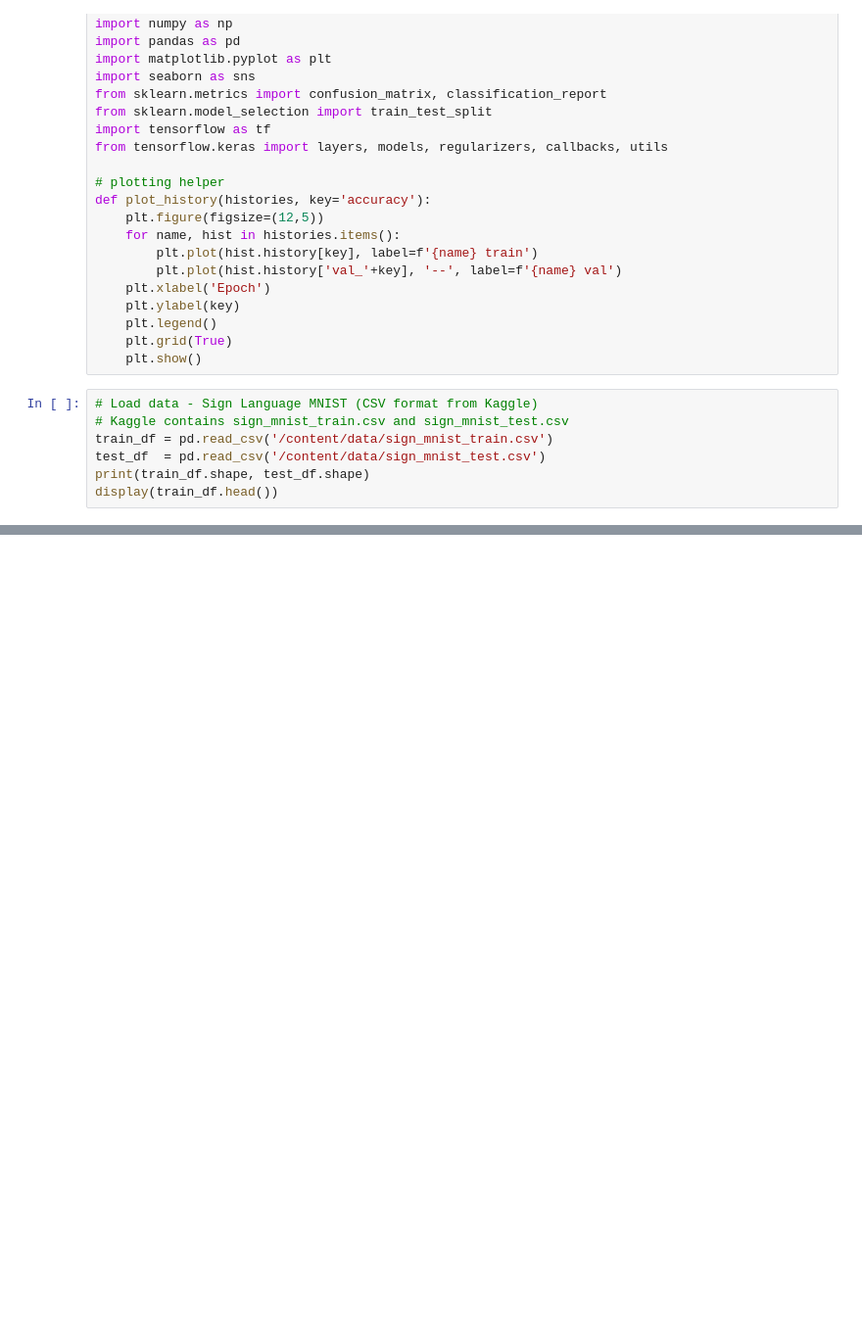
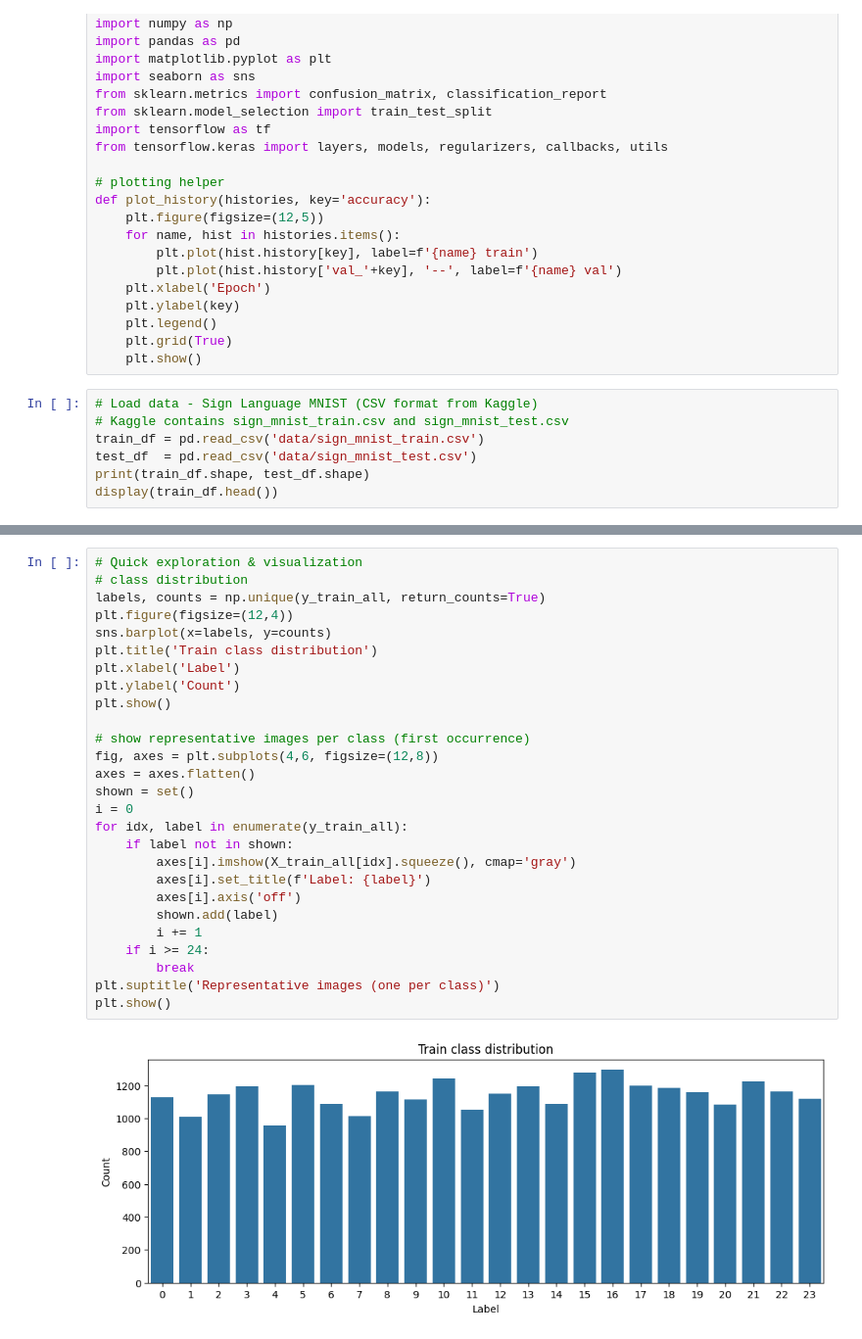
Before and after one commit to mizpahh/CSB410_Project2, a Jupyter notebook: main.ipynb, the cells around one changed output, grey strips where cells are left out. Shown: that part at 98% size. Cells and saved outputs as stored; diff of their text form; blank space fills up the shorter version.

```diff
--- a/main.ipynb
+++ b/main.ipynb
@@ -59,8 +59,8 @@ def plot_history(histories, key='accuracy'):
 # %%
 # Load data - Sign Language MNIST (CSV format from Kaggle)
 # Kaggle contains sign_mnist_train.csv and sign_mnist_test.csv
-train_df = pd.read_csv('/content/data/sign_mnist_train.csv')
-test_df  = pd.read_csv('/content/data/sign_mnist_test.csv')
+train_df = pd.read_csv('data/sign_mnist_train.csv')
+test_df  = pd.read_csv('data/sign_mnist_test.csv')
 print(train_df.shape, test_df.shape)
 display(train_df.head())
 # %% [output]
@@ -67,0 +117,29 @@ FileNotFoundError: [Errno 2] No such file or directory: '/content/data/sign_mnis
+# %%
+# Quick exploration & visualization
+# class distribution
+labels, counts = np.unique(y_train_all, return_counts=True)
+plt.figure(figsize=(12,4))
+sns.barplot(x=labels, y=counts)
+plt.title('Train class distribution')
+plt.xlabel('Label')
+plt.ylabel('Count')
+plt.show()
+
+# show representative images per class (first occurrence)
+fig, axes = plt.subplots(4,6, figsize=(12,8))
+axes = axes.flatten()
+shown = set()
+i = 0
+for idx, label in enumerate(y_train_all):
+    if label not in shown:
+        axes[i].imshow(X_train_all[idx].squeeze(), cmap='gray')
+        axes[i].set_title(f'Label: {label}')
+        axes[i].axis('off')
+        shown.add(label)
+        i += 1
+    if i >= 24:
+        break
+plt.suptitle('Representative images (one per class)')
+plt.show()
+# %% [output]
+[figure, added]
```
Also changed, not shown: parts of 16 cells of this notebook.
